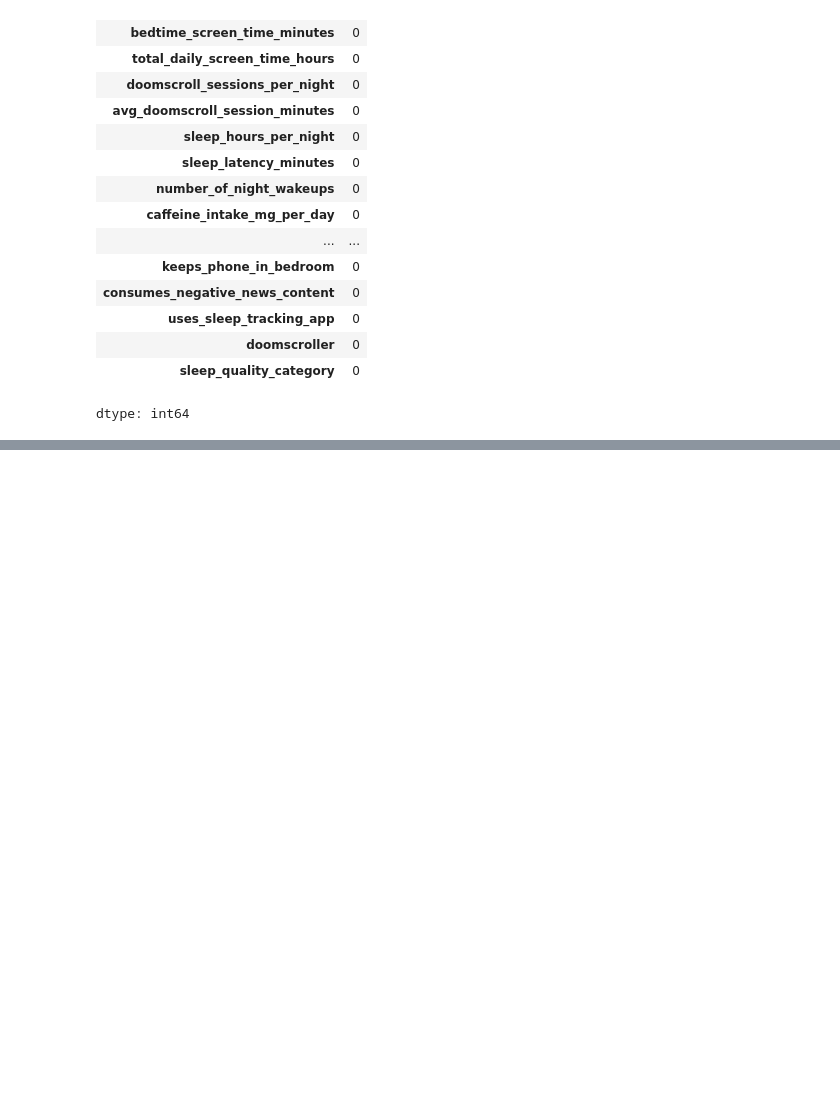
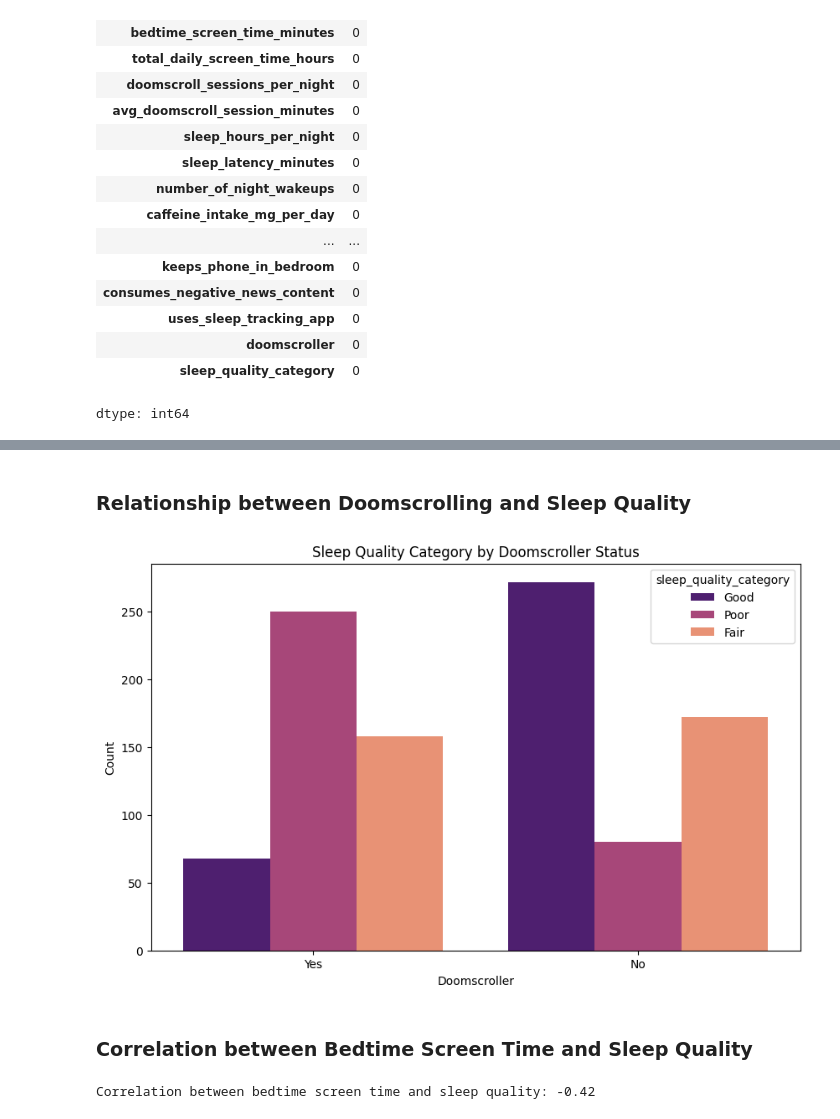
Before and after one commit to kxrrym03/Sleep-Doomscrolling-Habits, a Jupyter notebook: Sleep_&_Doomscrolling.ipynb, the cells around one changed output, grey strips where cells are left out. Drawn from its saved outputs; the diff is of its cells as text; code cells hidden in the pictures; blank space fills up the shorter version.

```diff
--- a/Sleep_&_Doomscrolling.ipynb
+++ b/Sleep_&_Doomscrolling.ipynb
@@ -157,0 +190,18 @@ dtype: int64
+# %% [markdown]
+### Relationship between Doomscrolling and Sleep Quality
+# %%
+plt.figure(figsize=(10, 6))
+sns.countplot(data=df, x='doomscroller', hue='sleep_quality_category', palette='magma')
+plt.title('Sleep Quality Category by Doomscroller Status')
+plt.xlabel('Doomscroller')
+plt.ylabel('Count')
+plt.show()
+# %% [output]
+[figure, added]
+# %% [markdown]
+### Correlation between Bedtime Screen Time and Sleep Quality
+# %%
+correlation = df['bedtime_screen_time_minutes'].corr(df['sleep_quality_score'])
+print(f"Correlation between bedtime screen time and sleep quality: {correlation:.2f}")
+# %% [output]
+Correlation between bedtime screen time and sleep quality: -0.42
```
Also changed, not shown: parts of 10 cells of this notebook.
